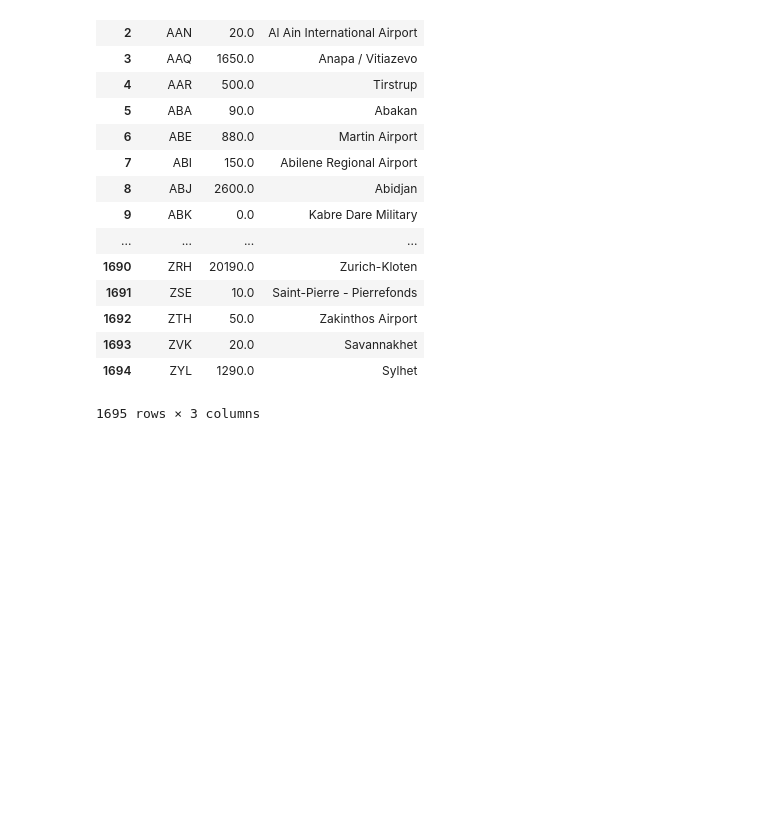
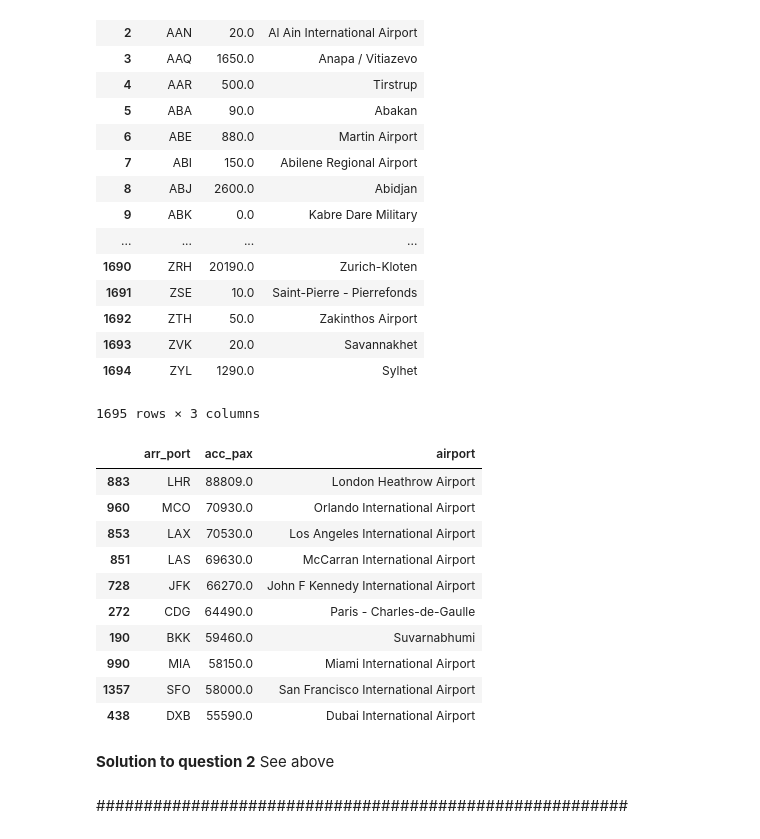
Before and after one commit to Jackgmlin/flight-look-to-book, a Jupyter notebook: src/flight-look-to-book-preprocessing.ipynb, the cells around one changed output. Drawn from its saved outputs; the diff is of its cells as text; code cells hidden in the pictures; blank space fills up the shorter version.

Commit message:
Finish question 2

```diff
--- a/src/flight-look-to-book-preprocessing.ipynb
+++ b/src/flight-look-to-book-preprocessing.ipynb
@@ -209,3 +211,22 @@ merged
 | 1693 | ZVK | 20.0 | Savannakhet |
 | 1694 | ZYL | 1290.0 | Sylhet |
 1695 rows × 3 columns
+# %%
+merged.sort_values(by=['acc_pax'], ascending=False).head(10)
+# %% [output]
+|  | arr_port | acc_pax | airport |
+| 883 | LHR | 88809.0 | London Heathrow Airport |
+| 960 | MCO | 70930.0 | Orlando International Airport |
+| 853 | LAX | 70530.0 | Los Angeles International Airport |
+| 851 | LAS | 69630.0 | McCarran International Airport |
+| 728 | JFK | 66270.0 | John F Kennedy International Airport |
+| 272 | CDG | 64490.0 | Paris - Charles-de-Gaulle |
+| 190 | BKK | 59460.0 | Suvarnabhumi |
+| 990 | MIA | 58150.0 | Miami International Airport |
+| 1357 | SFO | 58000.0 | San Francisco International Airport |
+| 438 | DXB | 55590.0 | Dubai International Airport |
+# %% [markdown]
+**Solution to question 2**
+See above
+# %% [markdown]
+########################################################
```
Also changed, not shown: parts of 8 cells of this notebook.
